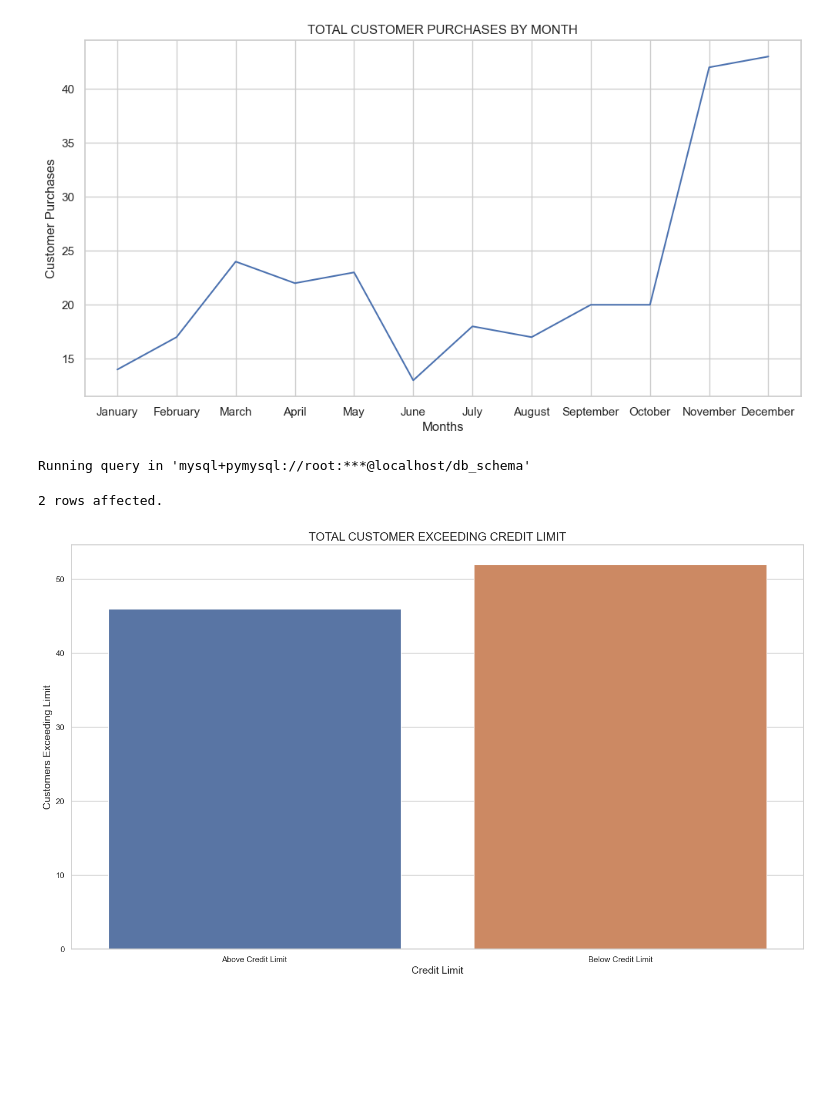
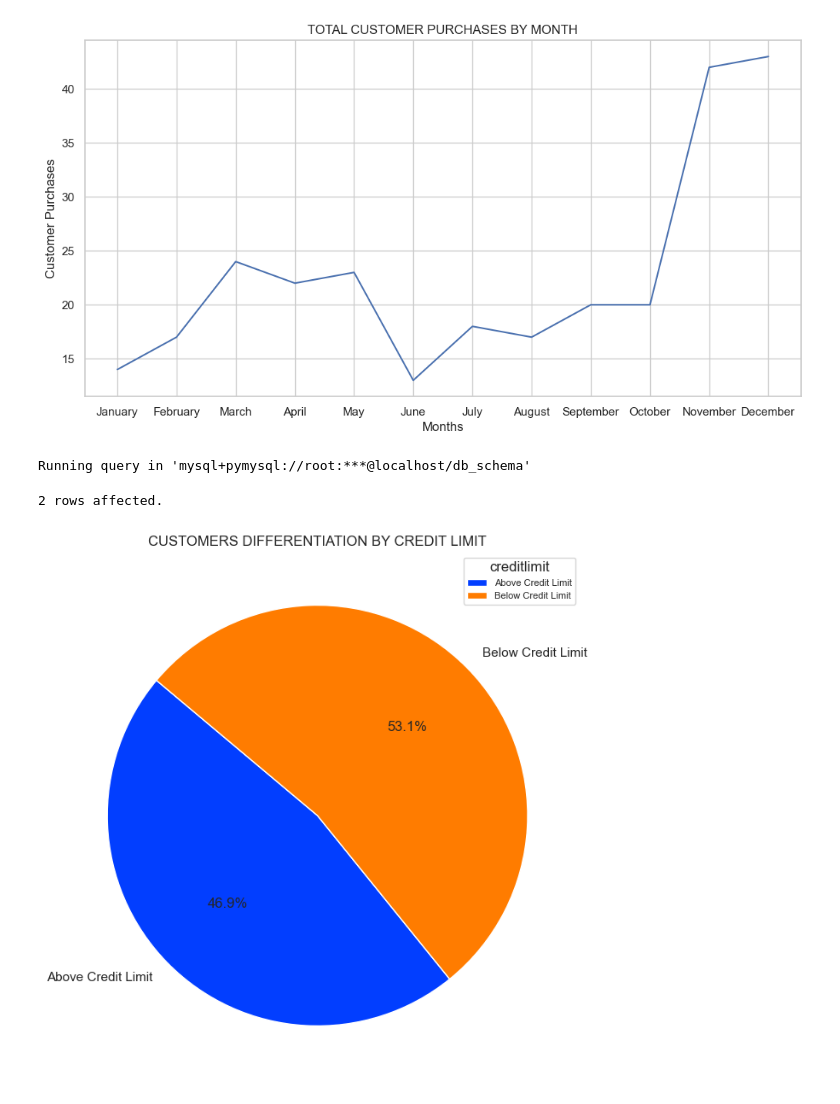
Before and after one commit to Dedamola1/Customer_and_Product_Analysis, a Jupyter notebook: Customers EDA.ipynb, the cells around one changed output. Drawn from its saved outputs; the diff is of its cells as text; code cells hidden in the pictures; blank space fills up the shorter version.

```diff
--- a/Customers EDA.ipynb
+++ b/Customers EDA.ipynb
@@ -156,22 +156,22 @@ Running query in 'mysql+pymysql://root:***@localhost/db_schema'
 Text(0.5, 1.0, 'TOTAL CUSTOMER PURCHASES BY MONTH')
 [figure]
 # %%
+# Run the SQL query and load data into a DataFrame
 data = %sql (SELECT COUNT(`customerNumber`) As customersExceedingLimit, 'Above Credit Limit' AS creditlimit FROM (SELECT c.`customerNumber`, `customerName`, `creditLimit`, SUM(amount) as totalSpend FROM customers_new c JOIN payments p ON p.`customerNumber` = c.`customerNumber` GROUP BY c.`customerNumber`, `customerName`, `creditLimit` ORDER BY c.`customerNumber`) as agg_table2 WHERE totalSpend > `creditLimit`) UNION ALL (SELECT COUNT(`customerNumber`) As customersExceedingLimit, 'Below Credit Limit' AS creditlimit FROM (SELECT c.`customerNumber`, `customerName`, `creditLimit`, SUM(amount) as totalSpend FROM customers_new c JOIN payments p ON p.`customerNumber` = c.`customerNumber` GROUP BY c.`customerNumber`, `customerName`, `creditLimit` ORDER BY c.`customerNumber`) as agg_table3 WHERE totalSpend < `creditLimit`);
 df = data.DataFrame()
 
-# Create the barplot without hue
-plt.figure(figsize=(18, 10))
-g = sns.barplot(data=df, y='customersExceedingLimit', x='creditlimit', palette="deep",
-                hue='customersExceedingLimit', legend=False)
+# Set Seaborn theme
+sns.set_theme(style="whitegrid")
 
-# Set axis labels and title
-g.set_xlabel("Credit Limit", fontsize=14)
-g.set_ylabel("Customers Exceeding Limit", fontsize=14)
-plt.title("Total Customer Exceeding Credit Limit".upper(), fontsize=16)
+# Plotting the pie chart
+plt.figure(figsize=(18, 8))
+plt.pie(df['customersExceedingLimit'], labels=df['creditlimit'], autopct='%1.1f%%', startangle=140, colors=sns.color_palette("bright", len(df)))
 
-# Show plot
+# Title and display
+plt.title("Customers Differentiation by Credit Limit".upper())
+plt.legend(title='creditlimit', loc='upper right', fontsize=8)
 plt.show()
 # %% [output]
 Running query in 'mysql+pymysql://root:***@localhost/db_schema'
 2 rows affected.
-[figure, old version]
+[figure, new version]
```
Also changed, not shown: parts of 2 cells of this notebook, 1 other file.
